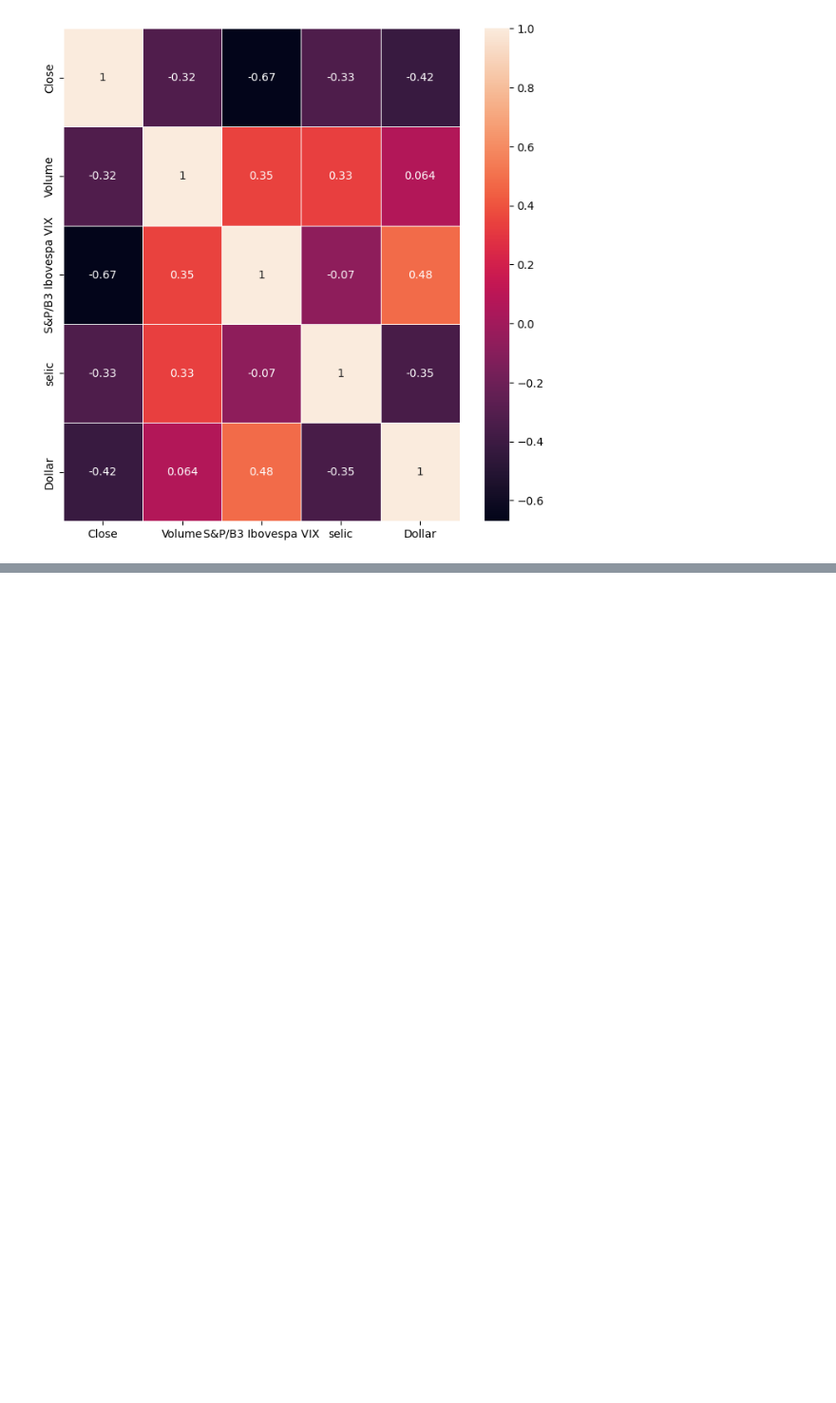
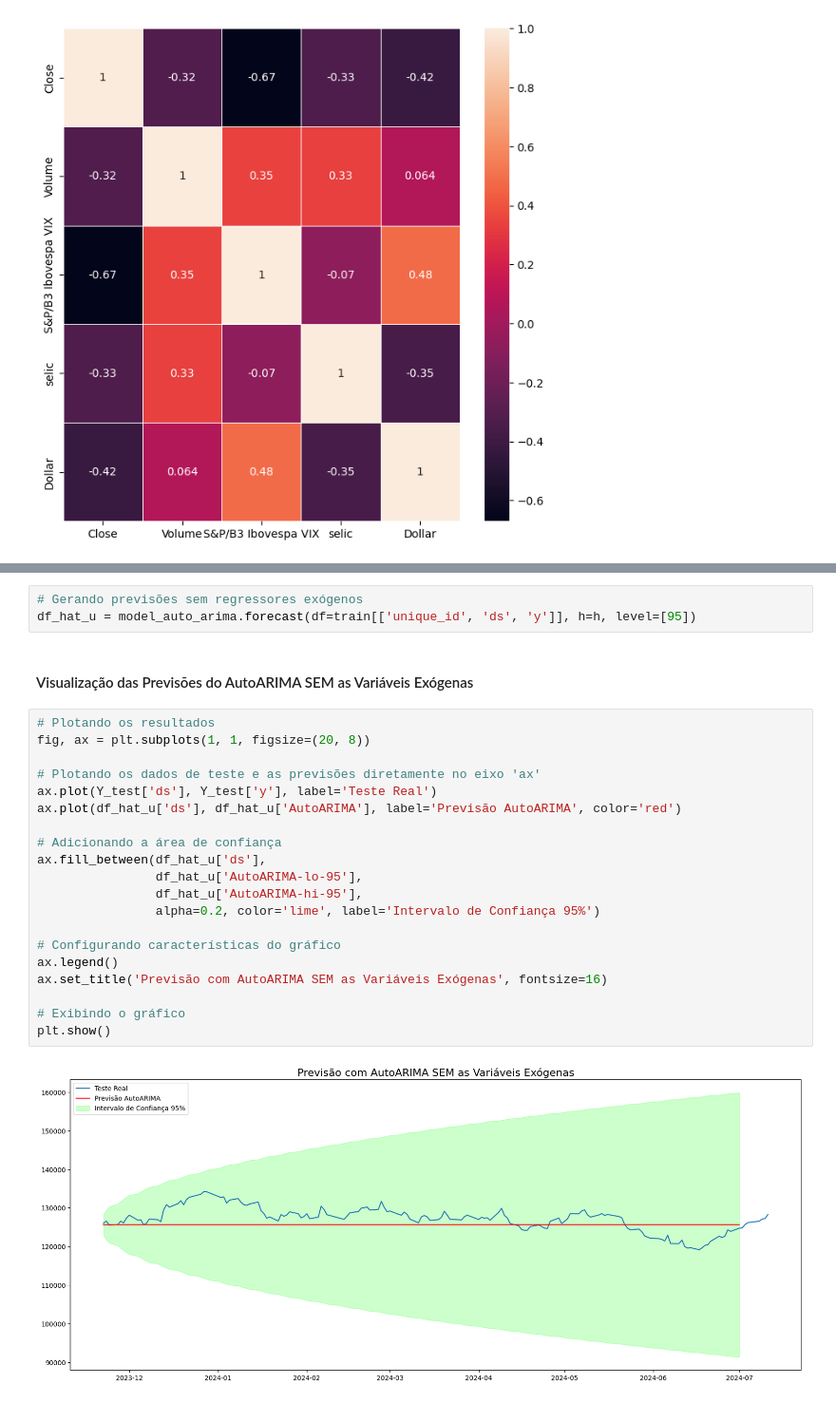
Before and after one commit to jeicianepaula/Tech-Challenge-2, a Jupyter notebook: TECH_CHALLENGE_2.ipynb, the cells around one changed output, grey strips where cells are left out. Shown at 95% size. Cells and saved outputs as stored; diff of their text form; blank space fills up the shorter version.

```diff
--- a/TECH_CHALLENGE_2.ipynb
+++ b/TECH_CHALLENGE_2.ipynb
@@ -223,0 +469,27 @@ sns.heatmap(data=correlation_matrix, annot=True, linewidths=.5, ax=ax)
+# %%
+# Gerando previsões sem regressores exógenos
+df_hat_u = model_auto_arima.forecast(df=train[['unique_id', 'ds', 'y']], h=h, level=[95])
+# %% [markdown]
+#### Visualização das Previsões do AutoARIMA SEM as Variáveis Exógenas
+# %%
+# Plotando os resultados
+fig, ax = plt.subplots(1, 1, figsize=(20, 8))
+
+# Plotando os dados de teste e as previsões diretamente no eixo 'ax'
+ax.plot(Y_test['ds'], Y_test['y'], label='Teste Real')
+ax.plot(df_hat_u['ds'], df_hat_u['AutoARIMA'], label='Previsão AutoARIMA', color='red')
+
+# Adicionando a área de confiança
+ax.fill_between(df_hat_u['ds'],
+                df_hat_u['AutoARIMA-lo-95'],
+                df_hat_u['AutoARIMA-hi-95'],
+                alpha=0.2, color='lime', label='Intervalo de Confiança 95%')
+
+# Configurando características do gráfico
+ax.legend()
+ax.set_title('Previsão com AutoARIMA SEM as Variáveis Exógenas', fontsize=16)
+
+# Exibindo o gráfico
+plt.show()
+# %% [output]
+[figure, added]
```
Also changed, not shown: parts of 34 cells of this notebook.
